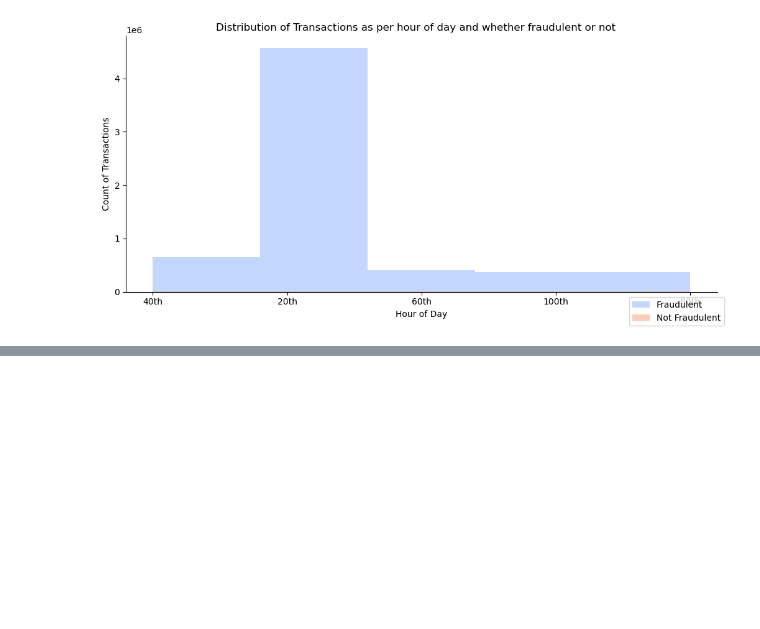
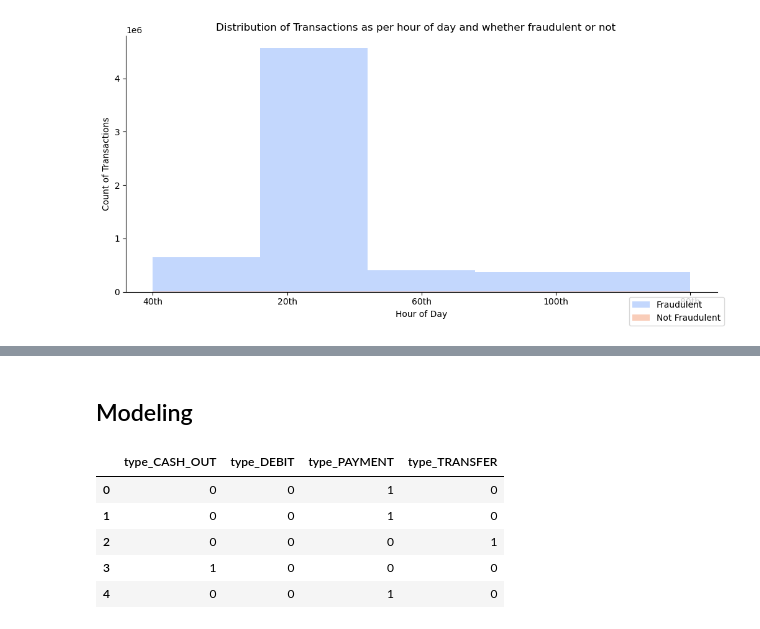
Before and after one commit to dsprincess/python-projects, a Jupyter notebook: Fraud Detection Analysis.ipynb, the cells around one changed output, grey strips where cells are left out. Cells and saved outputs as stored; diff of their text form; code cells hidden in the pictures; blank space fills up the shorter version.

```diff
--- a/Fraud Detection Analysis.ipynb
+++ b/Fraud Detection Analysis.ipynb
@@ -382,0 +402,12 @@ sns.boxplot(data=df_transactions, x='isFraud', y='amount', hue='amount_category'
+# %% [markdown]
+## Modeling
+# %%
+types = pd.get_dummies(df_transactions['type'], prefix='type', drop_first=True)
+types.head()
+# %% [output]
+|  | type_CASH_OUT | type_DEBIT | type_PAYMENT | type_TRANSFER |
+| 0 | 0 | 0 | 1 | 0 |
+| 1 | 0 | 0 | 1 | 0 |
+| 2 | 0 | 0 | 0 | 1 |
+| 3 | 1 | 0 | 0 | 0 |
+| 4 | 0 | 0 | 1 | 0 |
```
Also changed, not shown: parts of 15 cells of this notebook, 1 other file.
